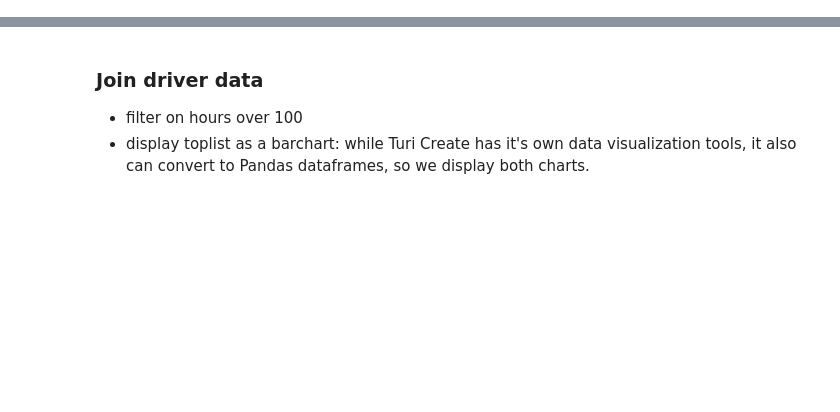
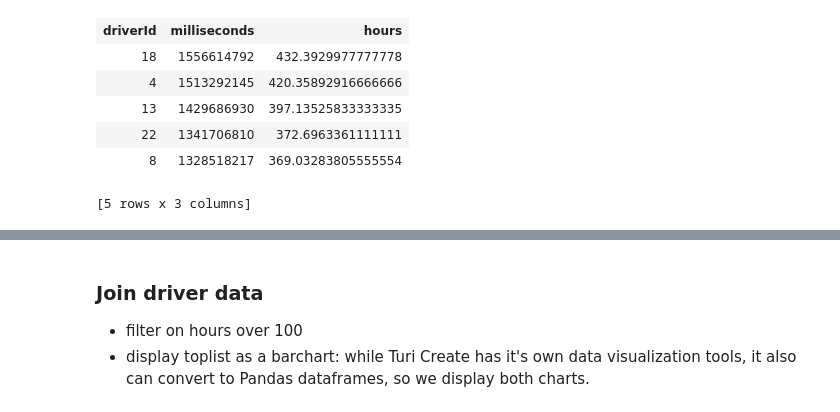
Before and after one commit to sidlo/docker-stacks, a Jupyter notebook: examples/turi-f1.ipynb, the cells around one changed output, grey strips where cells are left out. Saved outputs shown, nothing was run; the diff lists cells and outputs as text; code cells hidden in the pictures; blank space fills up the shorter version.

```diff
--- a/examples/turi-f1.ipynb
+++ b/examples/turi-f1.ipynb
@@ -0,0 +71,15 @@
+# %%
+import turicreate.aggregate as agg
+
+lap_times_sum_sf = lap_times_sf.groupby(key_column_names='driverId',operations={'milliseconds': agg.SUM('milliseconds')} ) \
+                               .sort('milliseconds', ascending = False)
+lap_times_sum_sf['hours'] = lap_times_sum_sf.apply( lambda row: row['milliseconds']/(1000*60*60))
+lap_times_sum_sf.head(5)
+# %% [output]
+| driverId | milliseconds | hours |
+| 18 | 1556614792 | 432.3929977777778 |
+| 4 | 1513292145 | 420.35892916666666 |
+| 13 | 1429686930 | 397.13525833333335 |
+| 22 | 1341706810 | 372.6963361111111 |
+| 8 | 1328518217 | 369.03283805555554 |
+[5 rows x 3 columns]
```
Also changed, not shown: parts of 8 cells of this notebook, 1 other file.
